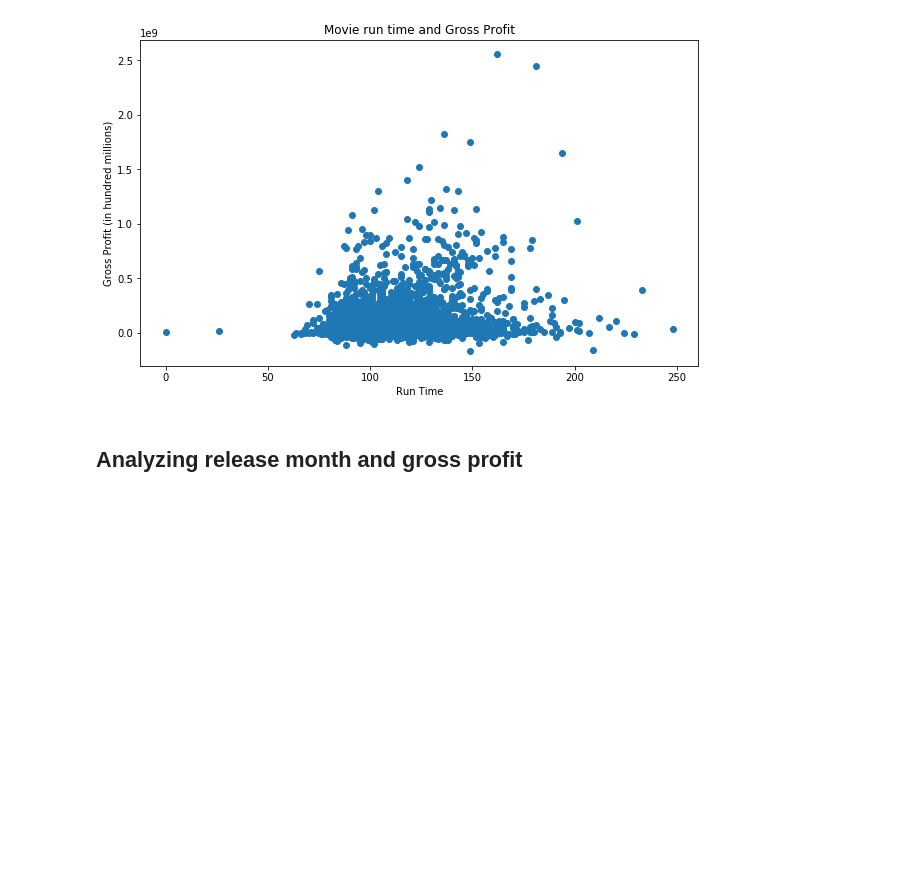
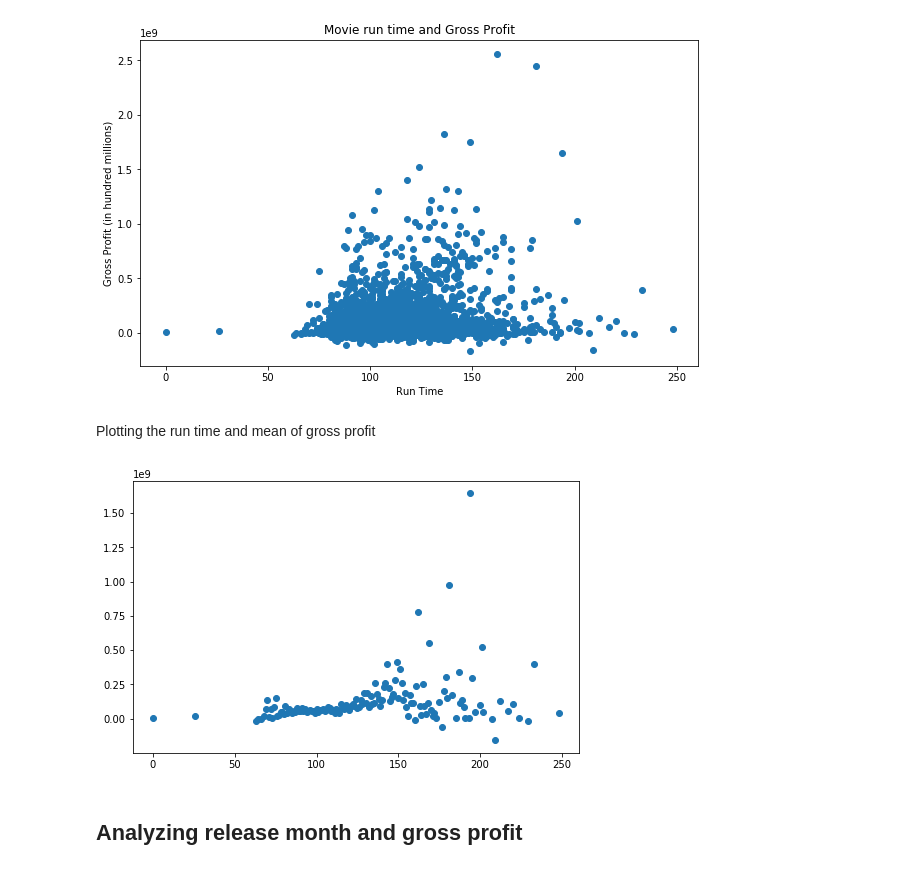
Before and after one commit to chrispfchung/mediaproject, a Jupyter notebook: Plotting csv.ipynb, the cells around one changed output. Saved outputs shown, nothing was run; the diff lists cells and outputs as text; code cells hidden in the pictures; blank space fills up the shorter version.

```diff
--- a/Plotting csv.ipynb
+++ b/Plotting csv.ipynb
@@ -28,6 +32,16 @@ plt.show()
 [figure]
 # %%
 # looks like we can find a perfect movie length.... look further...
+# %% [markdown]
+Plotting the run time and mean of gross profit
+# %%
+group_rt_gp = movies_with_gross_profit.groupby(['runtime'])['gross_profit'].mean().reset_index()
+# %%
+plt.figure(figsize=(8,5));
+plt.scatter(group_rt_gp['runtime'],group_rt_gp['gross_profit']);
+plt.show()
+# %% [output]
+[figure, added]
 # %% [markdown]
 ## Analyzing release month and gross profit
 # %% [markdown]
```
Also changed, not shown: parts of 7 cells of this notebook.
